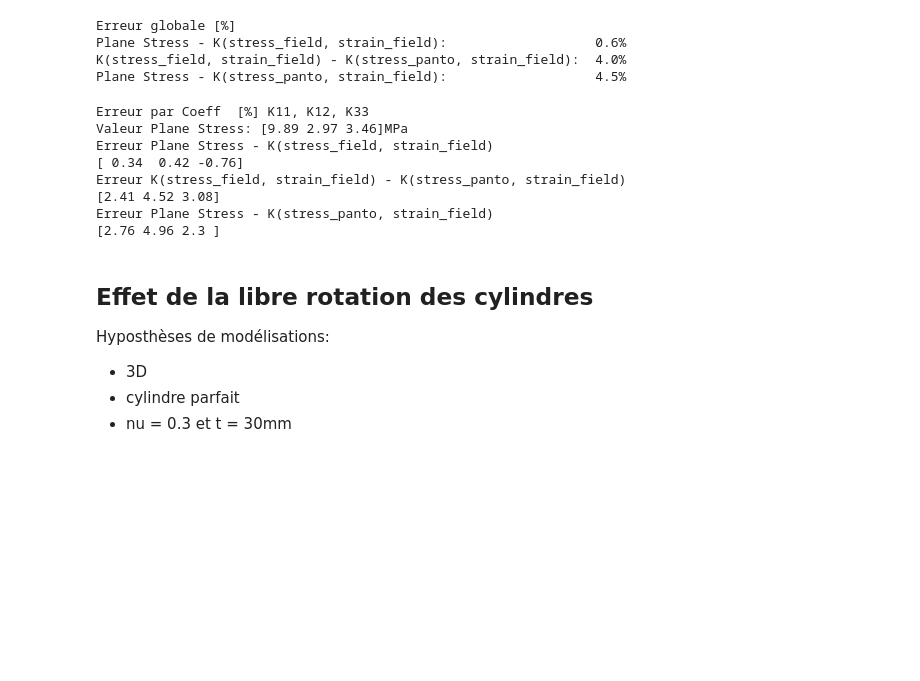
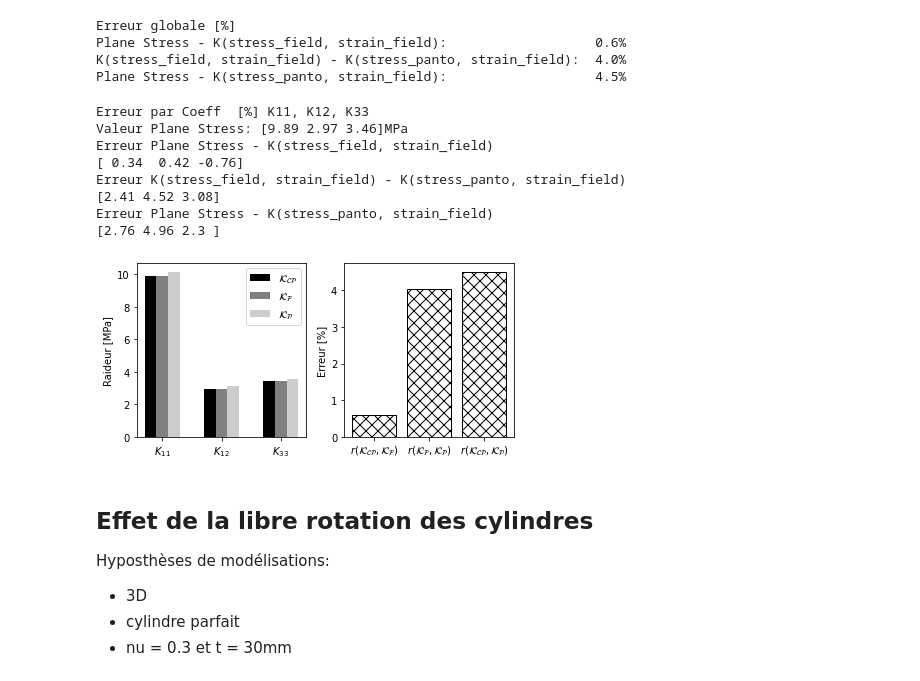
Before and after one commit to h06e/abakubc, a Jupyter notebook: utilities/monolithic_study.ipynb, the cells around one changed output. Saved outputs shown, nothing was run; the diff lists cells and outputs as text; code cells hidden in the pictures; blank space fills up the shorter version.

```diff
--- a/utilities/monolithic_study.ipynb
+++ b/utilities/monolithic_study.ipynb
@@ -286,31 +286,64 @@ Plane Stress - K(stress_panto, strain_field):                   4.5%
 # %%
 """Sur les coeff"""
 def det_err_coef(k_ref, k,coefs:tuple):
     return [100*(k[coef[0]][coef[1]]-k_ref[coef[0]][coef[1]])/k_ref[coef[0]][coef[1]] for coef in coefs]
 
 k_ref=np.array(test.K_plane_stress)
 k=np.array(test.K_field_dic)
 print('Erreur par Coeff  [%] K11, K12, K33')
 print(f'Valeur Plane Stress: {np.array([k_ref[0][0],k_ref[1][0],k_ref[2][2]])}MPa')
 print('Erreur Plane Stress - K(stress_field, strain_field)')
 print(f'{np.array(det_err_coef(k_ref, k,((0,0), (1,0), (2,2))))}')
 k_ref=np.array(test.K_field_dic)
 k=np.array(test.K_panto_dic)
 print('Erreur K(stress_field, strain_field) - K(stress_panto, strain_field)')
 print(f'{np.array(det_err_coef(k_ref, k,((0,0), (1,0), (2,2))))}')
 k_ref=np.array(test.K_plane_stress)
 k=np.array(test.K_panto_dic)
 print('Erreur Plane Stress - K(stress_panto, strain_field)')
 print(f'{np.array(det_err_coef(k_ref, k,((0,0), (1,0), (2,2))))}')
+
+
+plt.figure(figsize=(6,3))
+plt.subplot(121)
+width=0.2
+x=np.linspace(0,2,3)
+plt.bar(x-0.2,[test.K_plane_stress[0][0],test.K_plane_stress[1][0],test.K_plane_stress[2][2]],
+        width, color='0.0', label=r'$\mathcal{K}_\mathcal{CP}$')
+plt.bar(x,[test.K_field_dic[0][0],test.K_field_dic[1][0],test.K_field_dic[2][2]],
+        width, color='0.5', label=r'$\mathcal{K}_\mathcal{F}$')
+plt.bar(x+0.2,[test.K_panto_dic[0][0],test.K_panto_dic[1][0],test.K_panto_dic[2][2]],
+        width, color='0.8',  label=r'$\mathcal{K}_\mathcal{P}$')
+
+plt.legend()
+plt.ylabel('Raideur [MPa]')
+plt.xticks(range(3), [r'$K_{11}$',r'$K_{12}$',r'$K_{33}$'])
+
+
+
+plt.subplot(122)
+width=0.8
+x=np.linspace(0,2,3)
+
+plt.bar(x,[test.global_err[0][1],test.global_err[1][2],test.global_err[0][2]],
+        width, color='k',fill=False, hatch='xx')
+
+plt.ylabel('Erreur [%]')
+plt.xticks(range(3), [r'$r(\mathcal{K}_\mathcal{CP},\mathcal{K}_\mathcal{F})$',
+                      r'$r(\mathcal{K}_\mathcal{F},\mathcal{K}_\mathcal{P})$',
+                      r'$r(\mathcal{K}_\mathcal{CP},\mathcal{K}_\mathcal{P})$'])
+plt.tight_layout()
+plt.savefig('images/err_mono_coef.pdf')
 # %% [output]
 Erreur par Coeff  [%] K11, K12, K33
 Valeur Plane Stress: [9.89 2.97 3.46]MPa
 Erreur Plane Stress - K(stress_field, strain_field)
 [ 0.34  0.42 -0.76]
 Erreur K(stress_field, strain_field) - K(stress_panto, strain_field)
 [2.41 4.52 3.08]
 Erreur Plane Stress - K(stress_panto, strain_field)
 [2.76 4.96 2.3 ]
+[figure, added]
 # %% [markdown]
 ## Effet de la libre rotation des cylindres
 
```
Also changed, not shown: parts of 7 cells of this notebook, 24 other files.
